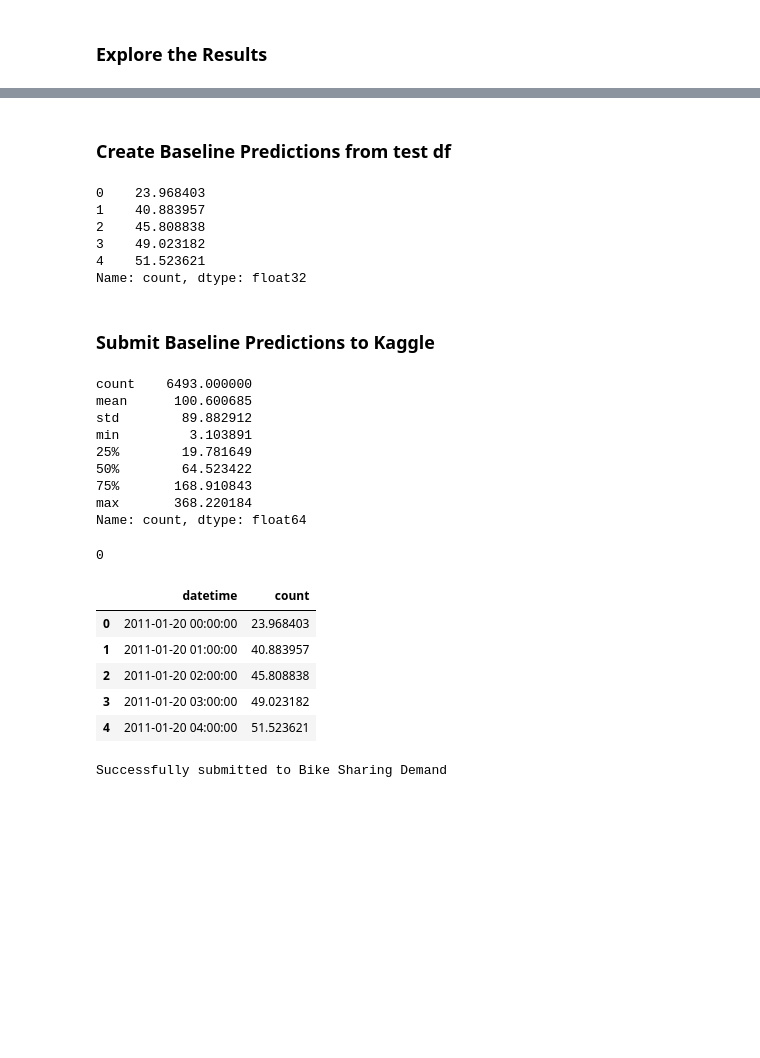
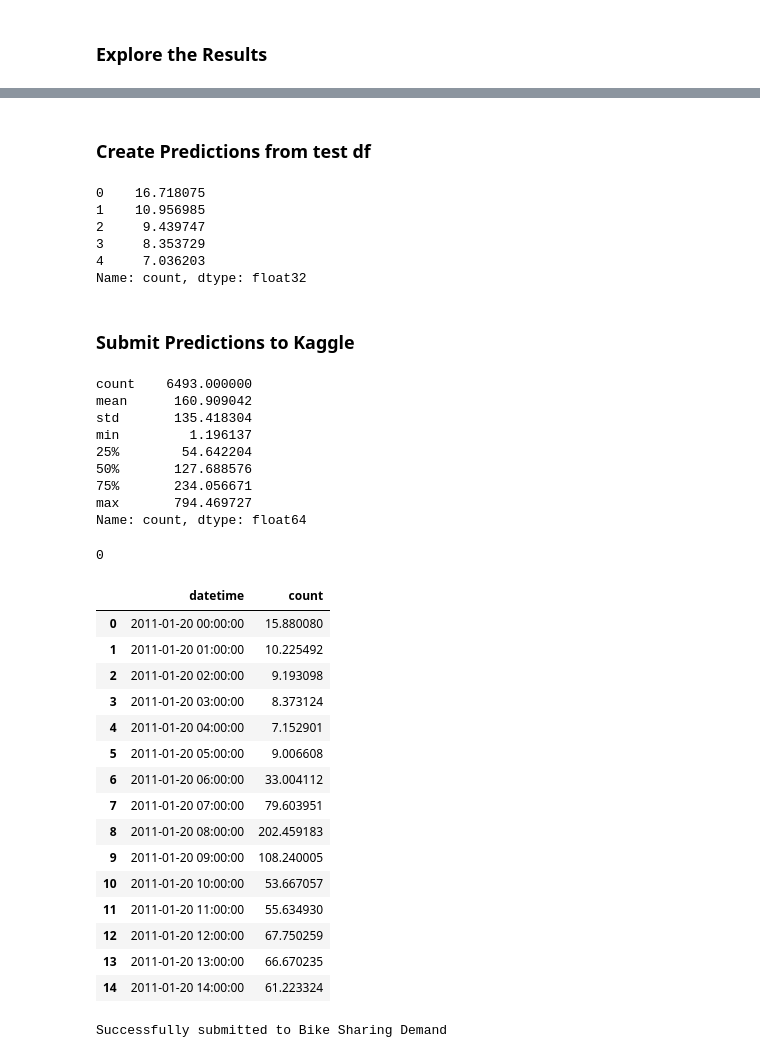
Before and after one commit to Harish8622/Autogluon-Kaggle-Ride-Sharing, a Jupyter notebook: notebooks/feature_engineering_notebook.ipynb, the cells around one changed output, grey strips where cells are left out. Saved outputs shown, nothing was run; the diff lists cells and outputs as text; code cells hidden in the pictures; blank space fills up the shorter version.

```diff
--- a/notebooks/feature_engineering_notebook.ipynb
+++ b/notebooks/feature_engineering_notebook.ipynb
@@ -202,29 +424,29 @@ Text(0.5, 0.98, 'Leaderboard of Best Performing Baseline Models')
 # %% [markdown]
-### Create Baseline Predictions from test df
+### Create Predictions from test df
 # %%
-baseline_predictions = predictor_baseline.predict(test_df)
-baseline_predictions.head()
+new_interaction_features_predictions = predictor_new_interaction_features.predict(test_df)
+new_interaction_features_predictions.head()
 # %% [output]
-0    23.968403
-1    40.883957
-2    45.808838
-3    49.023182
-4    51.523621
+0    16.718075
+1    10.956985
+2     9.439747
+3     8.353729
+4     7.036203
 Name: count, dtype: float32
 # %% [markdown]
-### Submit Baseline Predictions to Kaggle
+### Submit  Predictions to Kaggle
 # %%
 # Describe the predictions data
-baseline_predictions.describe()
+new_interaction_features_predictions.describe()
 # %% [output]
 count    6493.000000
-mean      100.600685
-std        89.882912
-min         3.103891
-25%        19.781649
-50%        64.523422
-75%       168.910843
-max       368.220184
+mean      160.909042
+std       135.418304
+min         1.196137
+25%        54.642204
+50%       127.688576
+75%       234.056671
+max       794.469727
 Name: count, dtype: float64
 # %%
 # replace any negative values with '0'
@@ -246,10 +468,20 @@ submission_baseline_df.to_csv("baseline_submission.csv", index=False)
 # %%
-submission_baseline_df.head()
+submission_new_features_df.head(15)
 # %% [output]
 |  | datetime | count |
-| 0 | 2011-01-20 00:00:00 | 23.968403 |
-| 1 | 2011-01-20 01:00:00 | 40.883957 |
-| 2 | 2011-01-20 02:00:00 | 45.808838 |
-| 3 | 2011-01-20 03:00:00 | 49.023182 |
-| 4 | 2011-01-20 04:00:00 | 51.523621 |
+| 0 | 2011-01-20 00:00:00 | 15.880080 |
+| 1 | 2011-01-20 01:00:00 | 10.225492 |
+| 2 | 2011-01-20 02:00:00 | 9.193098 |
+| 3 | 2011-01-20 03:00:00 | 8.373124 |
+| 4 | 2011-01-20 04:00:00 | 7.152901 |
+| 5 | 2011-01-20 05:00:00 | 9.006608 |
+| 6 | 2011-01-20 06:00:00 | 33.004112 |
+| 7 | 2011-01-20 07:00:00 | 79.603951 |
+| 8 | 2011-01-20 08:00:00 | 202.459183 |
+| 9 | 2011-01-20 09:00:00 | 108.240005 |
+| 10 | 2011-01-20 10:00:00 | 53.667057 |
+| 11 | 2011-01-20 11:00:00 | 55.634930 |
+| 12 | 2011-01-20 12:00:00 | 67.750259 |
+| 13 | 2011-01-20 13:00:00 | 66.670235 |
+| 14 | 2011-01-20 14:00:00 | 61.223324 |
 # %%
```
Also changed, not shown: parts of 60 cells of this notebook, 3 other files.
